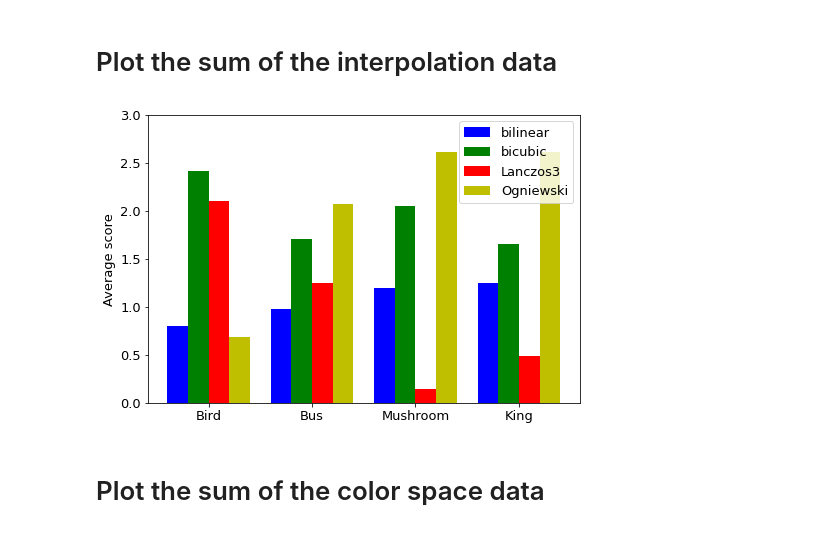
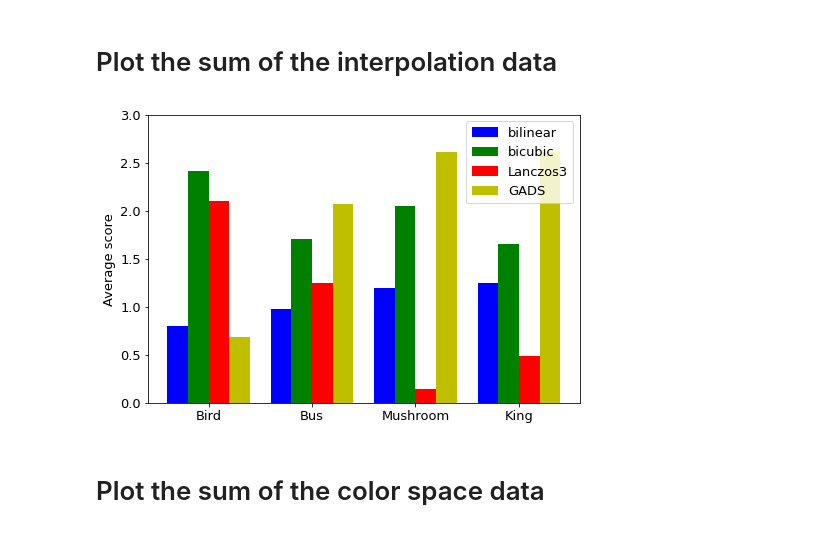
Before and after one commit to pannacotta98/color-interpolation, a Jupyter notebook: subjective-analysis/subj-analysis-test.ipynb, the cells around one changed output. Cells and saved outputs as stored; diff of their text form; code cells hidden in the pictures.

Commit message:
Change Ogniewski to GADS

```diff
--- a/subjective-analysis/subj-analysis-test.ipynb
+++ b/subjective-analysis/subj-analysis-test.ipynb
@@ -173,22 +173,22 @@ avg_srgb = [x / table1.shape[0] for x in srgb]
 # %%
 X = np.arange(4)
 fig = plt.figure()
 ax = fig.add_axes([0,0,1,1])
 xaxis = ['Bird','Bus','Mushroom','King']
 xi = list(range(len(xaxis)))
 plt.xticks(xi,xaxis)
 plt.rc('font', size=13)
 
 
 ax.bar(X - 0.3, avg_bilinear, color = 'b', width = 0.2, align='center', label='bilinear')
 ax.bar(X - 0.10, avg_bicubic, color = 'g', width = 0.2, align='center', label='bicubic')
 ax.bar(X + 0.1, avg_lanczos3, color = 'r', width = 0.2, align='center', label='Lanczos3')
-ax.bar(X + 0.3, avg_ogniewski, color = 'y', width = 0.2, align='center', label='Ogniewski')
+ax.bar(X + 0.3, avg_ogniewski, color = 'y', width = 0.2, align='center', label='GADS')
 ax.legend(loc='upper right')
 ax.set_ylim(0,3)
 ax.set_ylabel('Average score')
 # %% [output]
-[figure, old version]
+[figure, new version]
 # %% [markdown]
 # Plot the sum of the color space data
 # %%
```
Also changed, not shown: parts of 5 cells of this notebook.
